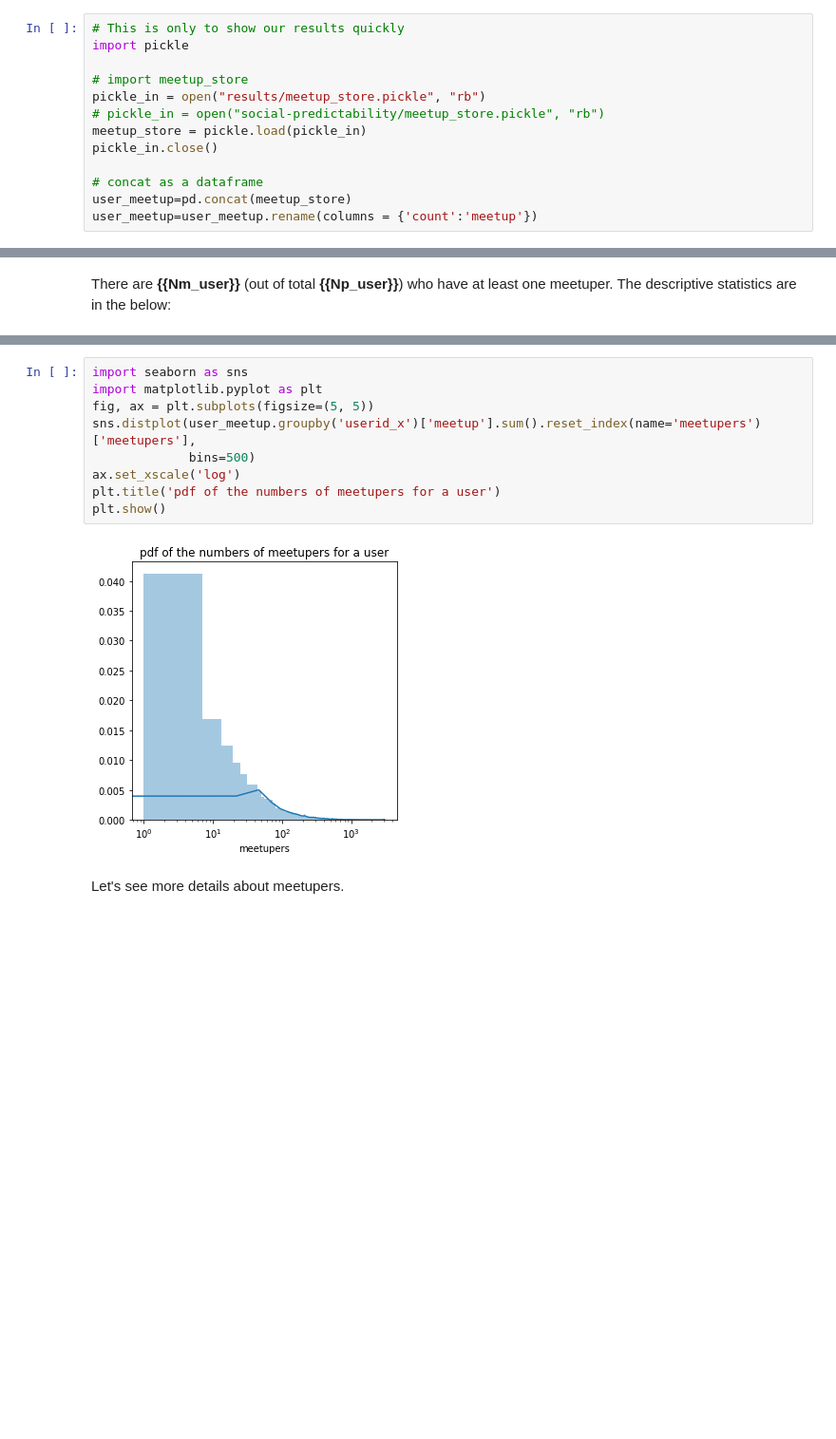
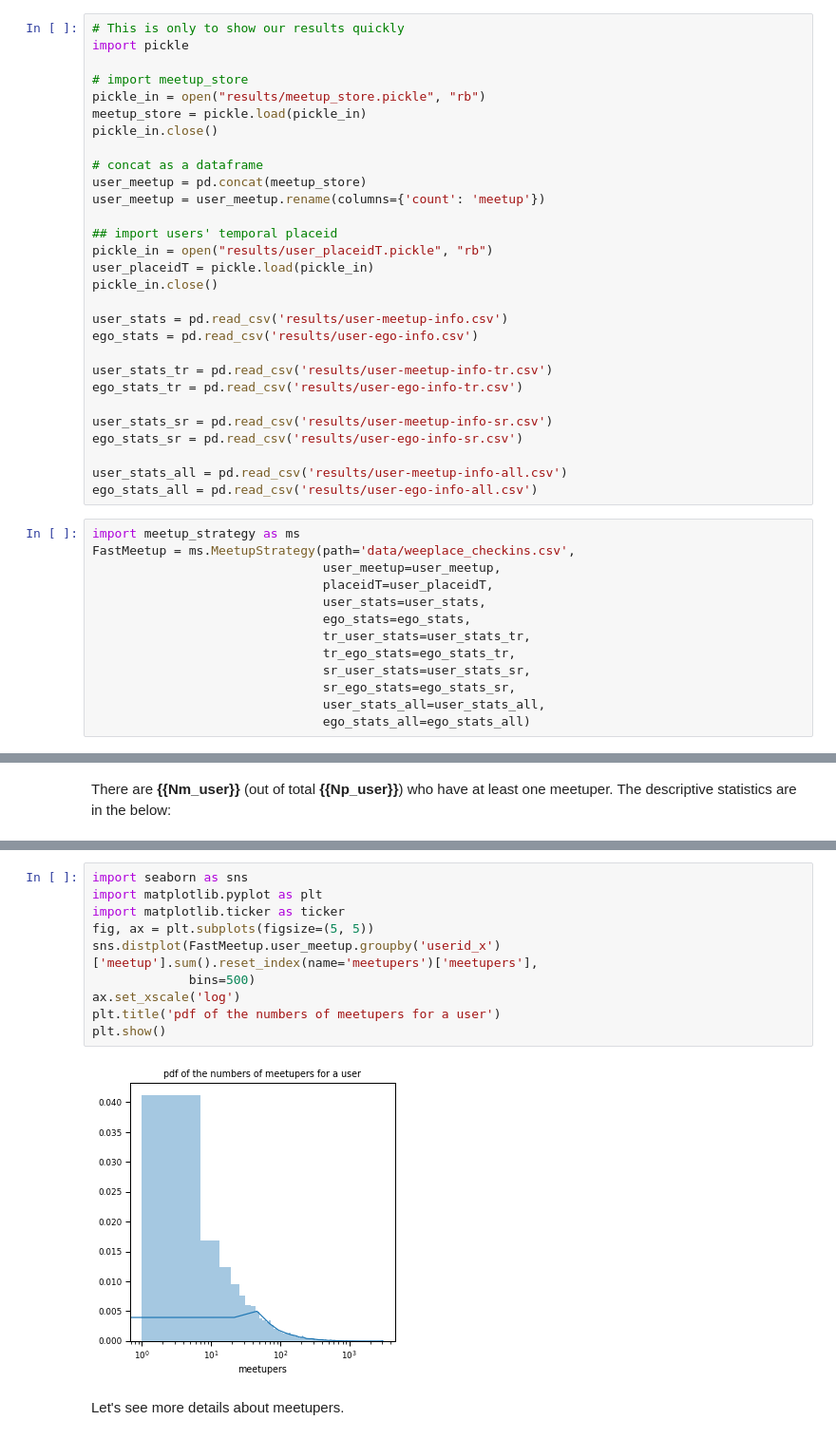
Before and after one commit to Magica-Chen/social-predictability, a Jupyter notebook: MeetupStrategy-Report.ipynb, the cells around one changed output, grey strips where cells are left out. Shown at 95% size. Saved outputs shown, nothing was run; the diff lists cells and outputs as text; blank space fills up the shorter version.

```diff
--- a/MeetupStrategy-Report.ipynb
+++ b/MeetupStrategy-Report.ipynb
@@ -92,10 +90,39 @@ import pickle
 
 # import meetup_store
 pickle_in = open("results/meetup_store.pickle", "rb")
-# pickle_in = open("social-predictability/meetup_store.pickle", "rb")
 meetup_store = pickle.load(pickle_in)
 pickle_in.close()
 
 # concat as a dataframe
-user_meetup=pd.concat(meetup_store)
-user_meetup=user_meetup.rename(columns = {'count':'meetup'})
+user_meetup = pd.concat(meetup_store)
+user_meetup = user_meetup.rename(columns={'count': 'meetup'})
+
+## import users' temporal placeid
+pickle_in = open("results/user_placeidT.pickle", "rb")
+user_placeidT = pickle.load(pickle_in)
+pickle_in.close()
+
+user_stats = pd.read_csv('results/user-meetup-info.csv')
+ego_stats = pd.read_csv('results/user-ego-info.csv')
+
+user_stats_tr = pd.read_csv('results/user-meetup-info-tr.csv')
+ego_stats_tr = pd.read_csv('results/user-ego-info-tr.csv')
+
+user_stats_sr = pd.read_csv('results/user-meetup-info-sr.csv')
+ego_stats_sr = pd.read_csv('results/user-ego-info-sr.csv')
+
+user_stats_all = pd.read_csv('results/user-meetup-info-all.csv')
+ego_stats_all = pd.read_csv('results/user-ego-info-all.csv')
+# %%
+import meetup_strategy as ms
+FastMeetup = ms.MeetupStrategy(path='data/weeplace_checkins.csv',
+                               user_meetup=user_meetup,
+                               placeidT=user_placeidT,
+                               user_stats=user_stats,
+                               ego_stats=ego_stats,
+                               tr_user_stats=user_stats_tr,
+                               tr_ego_stats=ego_stats_tr,
+                               sr_user_stats=user_stats_sr,
+                               sr_ego_stats=ego_stats_sr,
+                               user_stats_all=user_stats_all,
+                               ego_stats_all=ego_stats_all)
@@ -122,13 +151,14 @@ There are **25%** users have **88** meetupers, **50%** users have **27** meetupe
 # %%
 import seaborn as sns
 import matplotlib.pyplot as plt
+import matplotlib.ticker as ticker
 fig, ax = plt.subplots(figsize=(5, 5))
-sns.distplot(user_meetup.groupby('userid_x')['meetup'].sum().reset_index(name='meetupers')['meetupers'],
+sns.distplot(FastMeetup.user_meetup.groupby('userid_x')['meetup'].sum().reset_index(name='meetupers')['meetupers'],
              bins=500)
 ax.set_xscale('log')
 plt.title('pdf of the numbers of meetupers for a user')
 plt.show()
 # %% [output]
-[figure, old version]
+[figure, new version]
 # %% [markdown]
 Let's see more details about meetupers.
```
Also changed, not shown: parts of 29 cells of this notebook, 5 other files.
